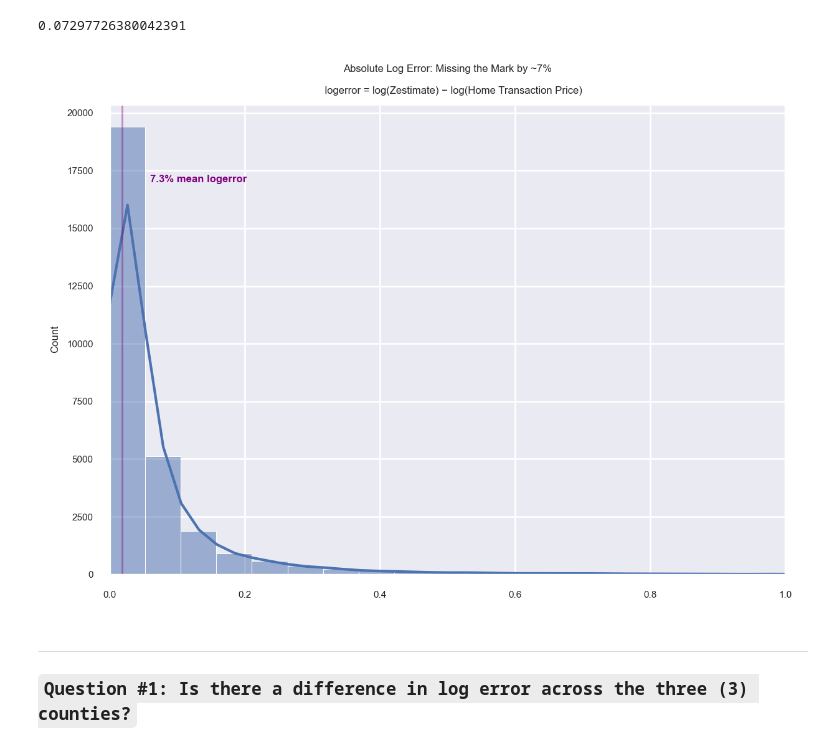
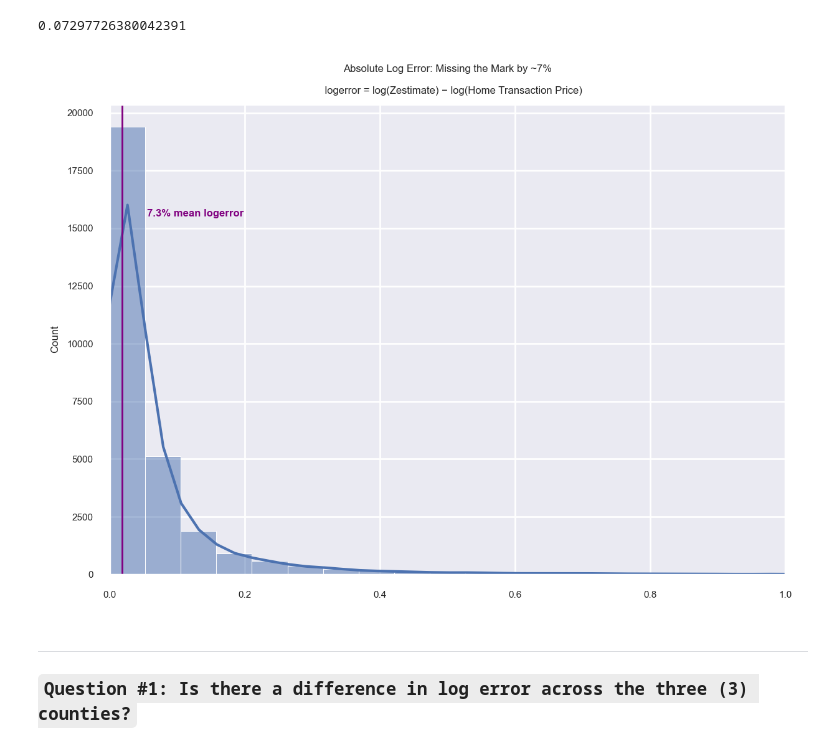
Before and after one commit to mijailmariano/clustering-exercises, a Jupyter notebook: modeling.ipynb, the cells around one changed output. Cells and saved outputs as stored; diff of their text form; code cells hidden in the pictures.

```diff
--- a/modeling.ipynb
+++ b/modeling.ipynb
@@ -661,33 +661,32 @@ abs(train_imputed["logerror"]).mean()
 # %%
 # let's look at absolute value for log error
 
 plt.figure(figsize = (7, 5))
 sns.set(font_scale = 0.5)
 
 sns.histplot(
     abs(train_imputed["logerror"]), \
     bins = 100, \
     kde = True)
 
 plt.axvline(train_imputed["logerror"].mean(),
     linewidth = 1,
     color = 'purple',
-    alpha = 0.4,
     label = "mean")
 
-plt.text(0.06, 17000, "7.3% mean logerror",
+plt.text(0.055, 15500, "7.3% mean logerror",
     horizontalalignment = 'left',
     size = 'medium',
     color = 'purple',
     weight = 'semibold')
 
 plt.title('''Absolute Log Error: Missing the Mark by ~7%\n
     logerror = log(Zestimate) − log(Home Transaction Price)''')
 plt.xlabel(None)
 plt.xlim(0, 1)
 plt.show()
 # %% [output]
-[figure, old version]
+[figure, new version]
 # %% [markdown]
 ------
 ### ``Question #1: Is there a difference in log error across the three (3) counties?``
```
Also changed, not shown: parts of 20 cells of this notebook, 8 other files.
